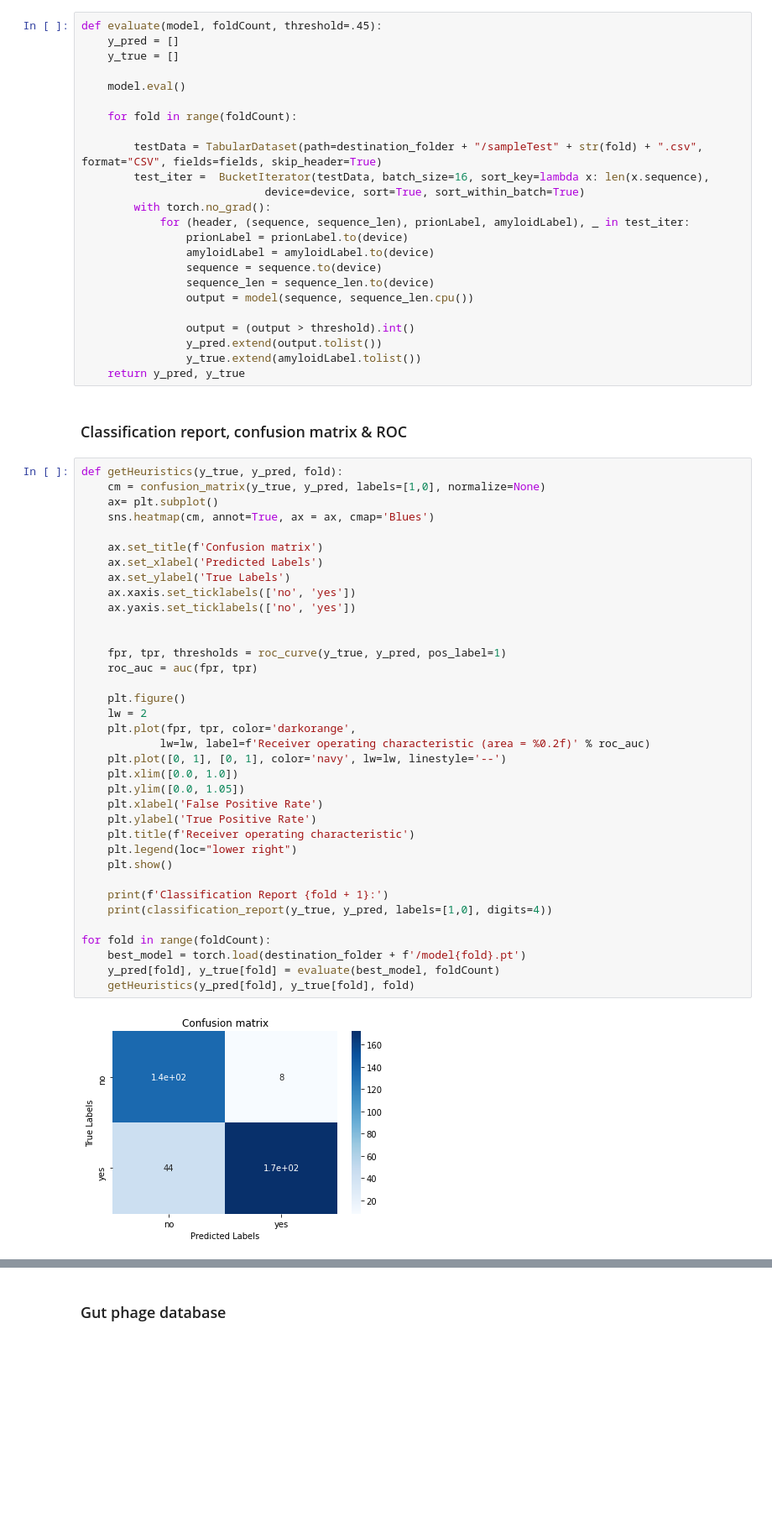
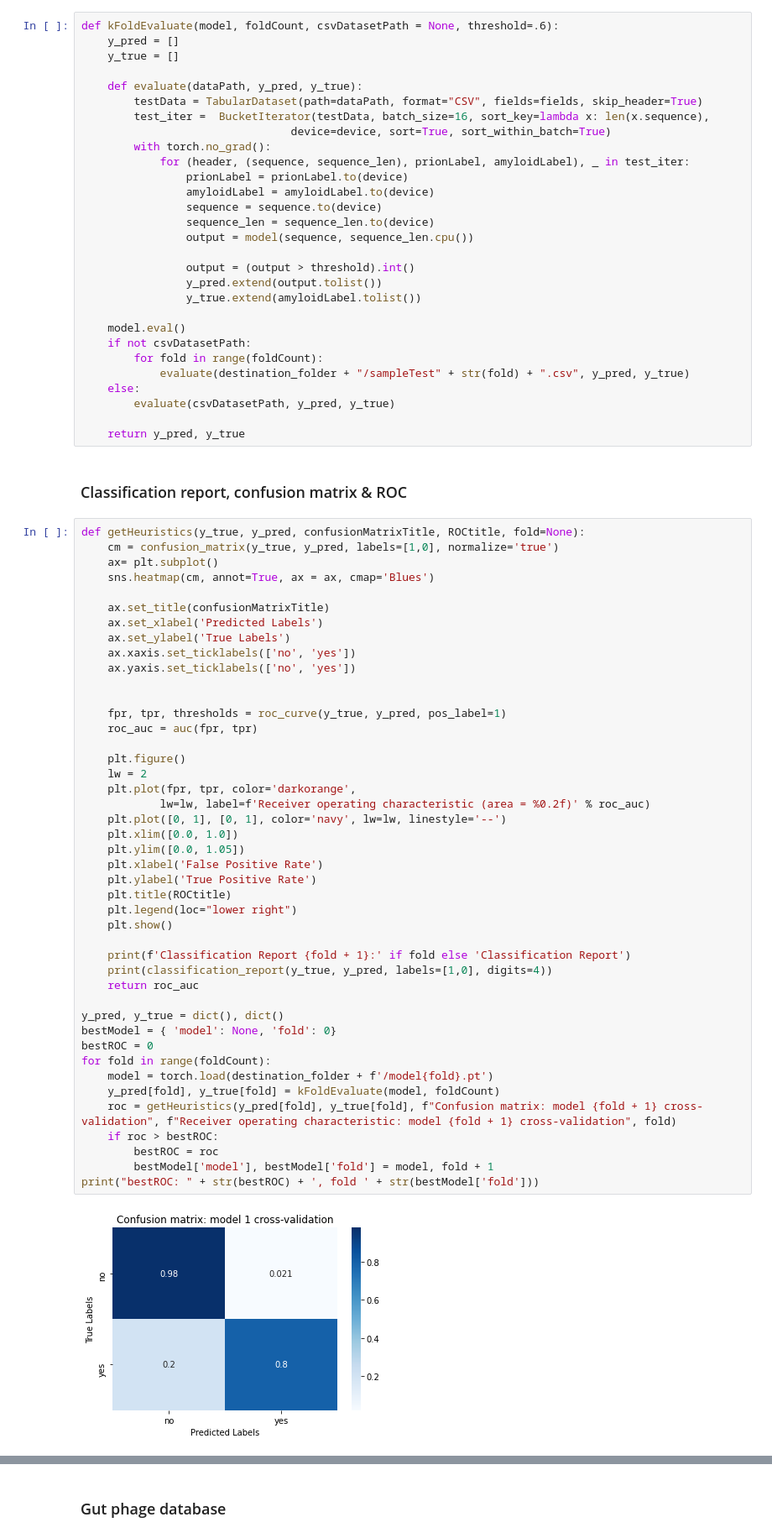
Before and after one commit to ejmockler/AgGRU-Check, a Jupyter notebook: amyloidClassification.ipynb, the cells around one changed output, grey strips where cells are left out. Shown at 84% size. Drawn from its saved outputs; the diff is of its cells as text; blank space fills up the shorter version.

Commit message:
add external validation & clarified data references

```diff
--- a/amyloidClassification.ipynb
+++ b/amyloidClassification.ipynb
@@ -496,15 +505,12 @@ Model loaded from <== ./output/metrics9.pt
 # %%
-def evaluate(model, foldCount, threshold=.45):
+def kFoldEvaluate(model, foldCount, csvDatasetPath = None, threshold=.6):
     y_pred = []
     y_true = []
 
-    model.eval()
-
-    for fold in range(foldCount):
-
-        testData = TabularDataset(path=destination_folder + "/sampleTest" + str(fold) + ".csv", format="CSV", fields=fields, skip_header=True)
+    def evaluate(dataPath, y_pred, y_true):
+        testData = TabularDataset(path=dataPath, format="CSV", fields=fields, skip_header=True)
         test_iter =  BucketIterator(testData, batch_size=16, sort_key=lambda x: len(x.sequence),
-                            device=device, sort=True, sort_within_batch=True)
+                                device=device, sort=True, sort_within_batch=True)
         with torch.no_grad():
             for (header, (sequence, sequence_len), prionLabel, amyloidLabel), _ in test_iter:
                 prionLabel = prionLabel.to(device)
@@ -516,44 +522,60 @@ def evaluate(model, foldCount, threshold=.45):
                 output = (output > threshold).int()
                 y_pred.extend(output.tolist())
                 y_true.extend(amyloidLabel.tolist())
+
+    model.eval()
+    if not csvDatasetPath:
+        for fold in range(foldCount):
+            evaluate(destination_folder + "/sampleTest" + str(fold) + ".csv", y_pred, y_true)
+    else:
+        evaluate(csvDatasetPath, y_pred, y_true)
+
     return y_pred, y_true
 # %% [markdown]
 ### Classification report, confusion matrix & ROC
 # %%
-def getHeuristics(y_true, y_pred, fold):
-    cm = confusion_matrix(y_true, y_pred, labels=[1,0], normalize=None)
+def getHeuristics(y_true, y_pred, confusionMatrixTitle, ROCtitle, fold=None):
+    cm = confusion_matrix(y_true, y_pred, labels=[1,0], normalize='true')
     ax= plt.subplot()
     sns.heatmap(cm, annot=True, ax = ax, cmap='Blues')
 
-    ax.set_title(f'Confusion matrix')
+    ax.set_title(confusionMatrixTitle)
     ax.set_xlabel('Predicted Labels')
     ax.set_ylabel('True Labels')
     ax.xaxis.set_ticklabels(['no', 'yes'])
     ax.yaxis.set_ticklabels(['no', 'yes'])
 
 
     fpr, tpr, thresholds = roc_curve(y_true, y_pred, pos_label=1)
     roc_auc = auc(fpr, tpr)
 
     plt.figure()
     lw = 2
     plt.plot(fpr, tpr, color='darkorange',
             lw=lw, label=f'Receiver operating characteristic (area = %0.2f)' % roc_auc)
     plt.plot([0, 1], [0, 1], color='navy', lw=lw, linestyle='--')
     plt.xlim([0.0, 1.0])
     plt.ylim([0.0, 1.05])
     plt.xlabel('False Positive Rate')
     plt.ylabel('True Positive Rate')
-    plt.title(f'Receiver operating characteristic')
+    plt.title(ROCtitle)
     plt.legend(loc="lower right")
     plt.show()
 
-    print(f'Classification Report {fold + 1}:')
+    print(f'Classification Report {fold + 1}:' if fold else 'Classification Report')
     print(classification_report(y_true, y_pred, labels=[1,0], digits=4))
+    return roc_auc
 
+y_pred, y_true = dict(), dict()
+bestModel = { 'model': None, 'fold': 0}
+bestROC = 0
 for fold in range(foldCount):
-    best_model = torch.load(destination_folder + f'/model{fold}.pt')
-    y_pred[fold], y_true[fold] = evaluate(best_model, foldCount)
-    getHeuristics(y_pred[fold], y_true[fold], fold)
+    model = torch.load(destination_folder + f'/model{fold}.pt')
+    y_pred[fold], y_true[fold] = kFoldEvaluate(model, foldCount)
+    roc = getHeuristics(y_pred[fold], y_true[fold], f"Confusion matrix: model {fold + 1} cross-validation", f"Receiver operating characteristic: model {fold + 1} cross-validation", fold)
+    if roc > bestROC:
+        bestROC = roc
+        bestModel['model'], bestModel['fold'] = model, fold + 1
+print("bestROC: " + str(bestROC) + ', fold ' + str(bestModel['fold']))
 # %% [output]
-[figure, old version]
+[figure, new version]
```
Also changed, not shown: parts of 19 cells of this notebook, 2 other files.
